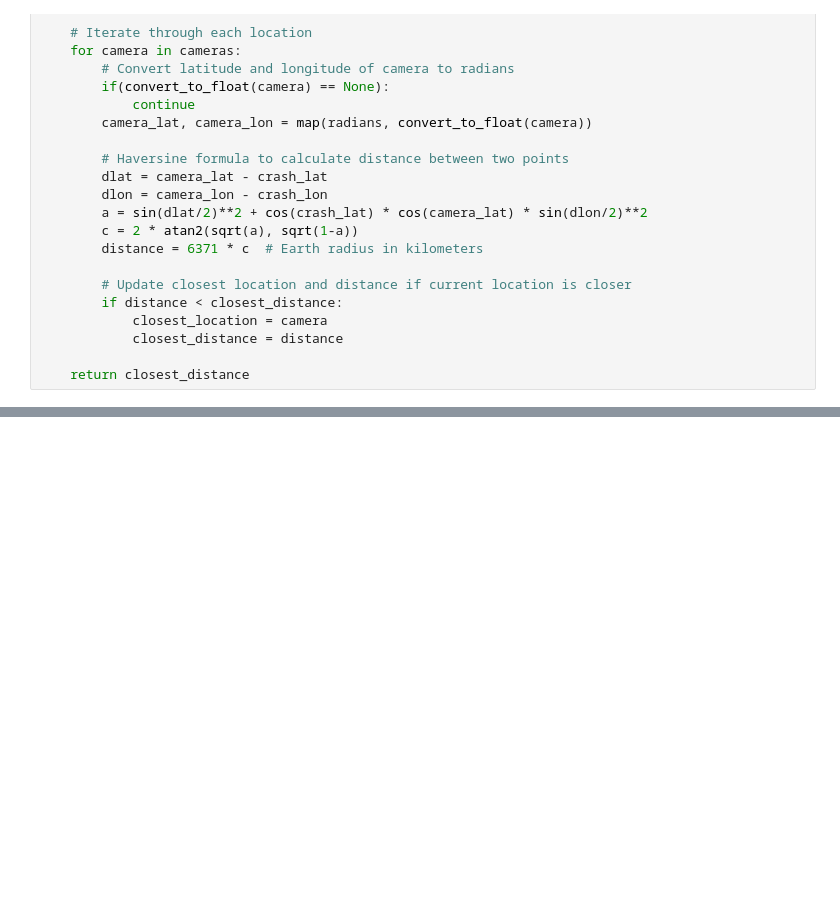
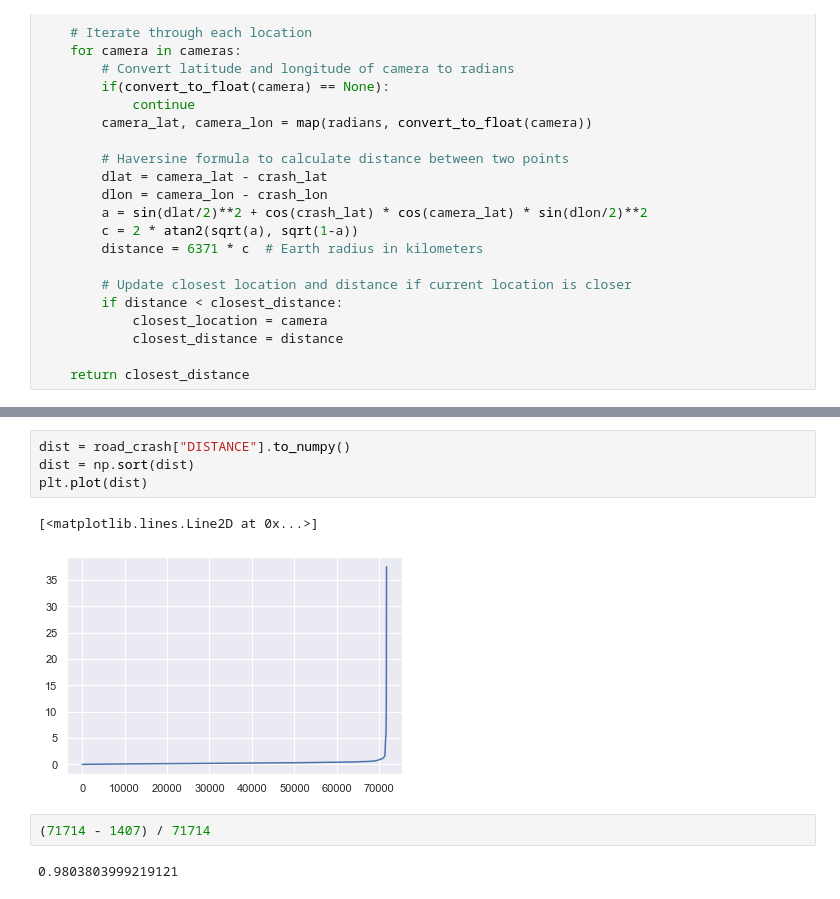
Before and after one commit to Chris-Luong/TheLastOfUs, a Jupyter notebook: FeatureEngineering.ipynb, the cells around one changed output, grey strips where cells are left out. Drawn from its saved outputs; the diff is of its cells as text; blank space fills up the shorter version.

```diff
--- a/FeatureEngineering.ipynb
+++ b/FeatureEngineering.ipynb
@@ -197,0 +173,11 @@ Test Fatal Count: 16
+# %%
+dist = road_crash["DISTANCE"].to_numpy()
+dist = np.sort(dist)
+plt.plot(dist)
+# %% [output]
+[<matplotlib.lines.Line2D at 0x...>]
+[figure, added]
+# %%
+(71714 - 1407) / 71714
+# %% [output]
+0.9803803999219121
```
Also changed, not shown: parts of 23 cells of this notebook, 6 other files.
